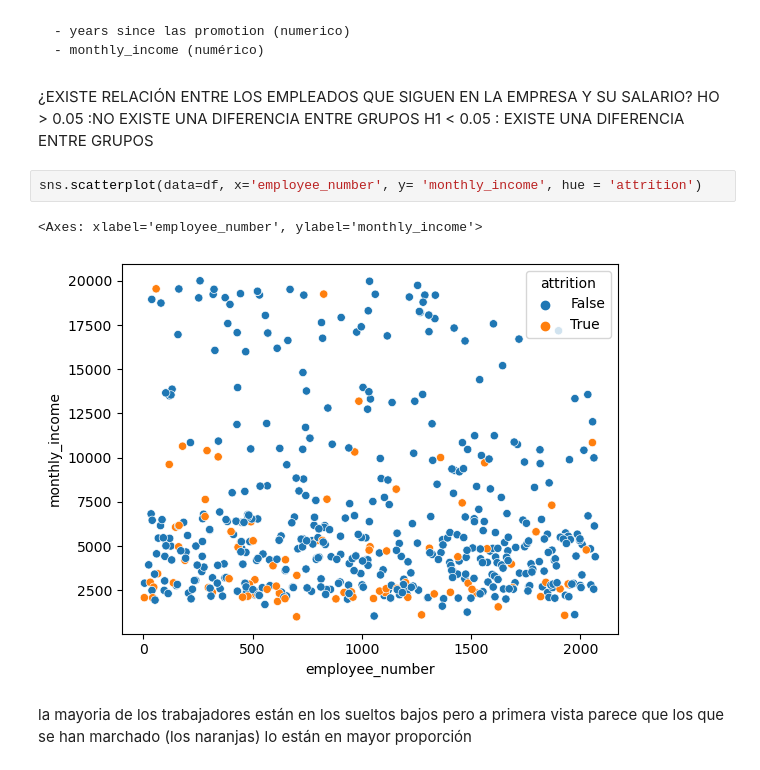
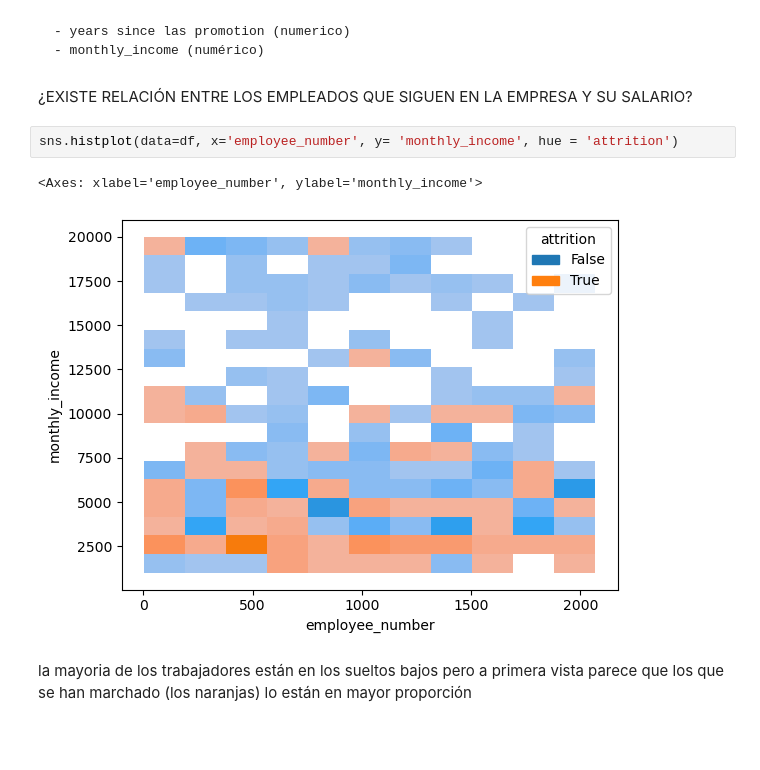
Before and after one commit to icorreald/proyecto-da-promo-G-modulo-3-team-3, a Jupyter notebook: notebooks-trabajo/ines.ipynb, the cells around one changed output. Cells and saved outputs as stored; diff of their text form; blank space fills up the shorter version.

```diff
--- a/notebooks-trabajo/ines.ipynb
+++ b/notebooks-trabajo/ines.ipynb
@@ -234,13 +271,11 @@ EXISTE DIFERENCIA ENTRE GRUPOS
     - monthly_income (numérico)
 # %% [markdown]
 ¿EXISTE RELACIÓN ENTRE LOS EMPLEADOS QUE SIGUEN EN LA EMPRESA Y SU SALARIO?
-HO > 0.05 :NO EXISTE UNA DIFERENCIA ENTRE GRUPOS
-H1 < 0.05 : EXISTE UNA DIFERENCIA ENTRE GRUPOS
 # %%
-sns.scatterplot(data=df, x='employee_number', y= 'monthly_income', hue = 'attrition')
+sns.histplot(data=df, x='employee_number', y= 'monthly_income', hue = 'attrition')
 # %% [output]
 <Axes: xlabel='employee_number', ylabel='monthly_income'>
-[figure, old version]
+[figure, new version]
 # %% [markdown]
 la mayoria de los trabajadores están en los sueltos bajos pero a primera vista parece que los que se han marchado (los naranjas) lo están en mayor proporción
 # %%
```
Also changed, not shown: parts of 64 cells of this notebook, 7 other files.
